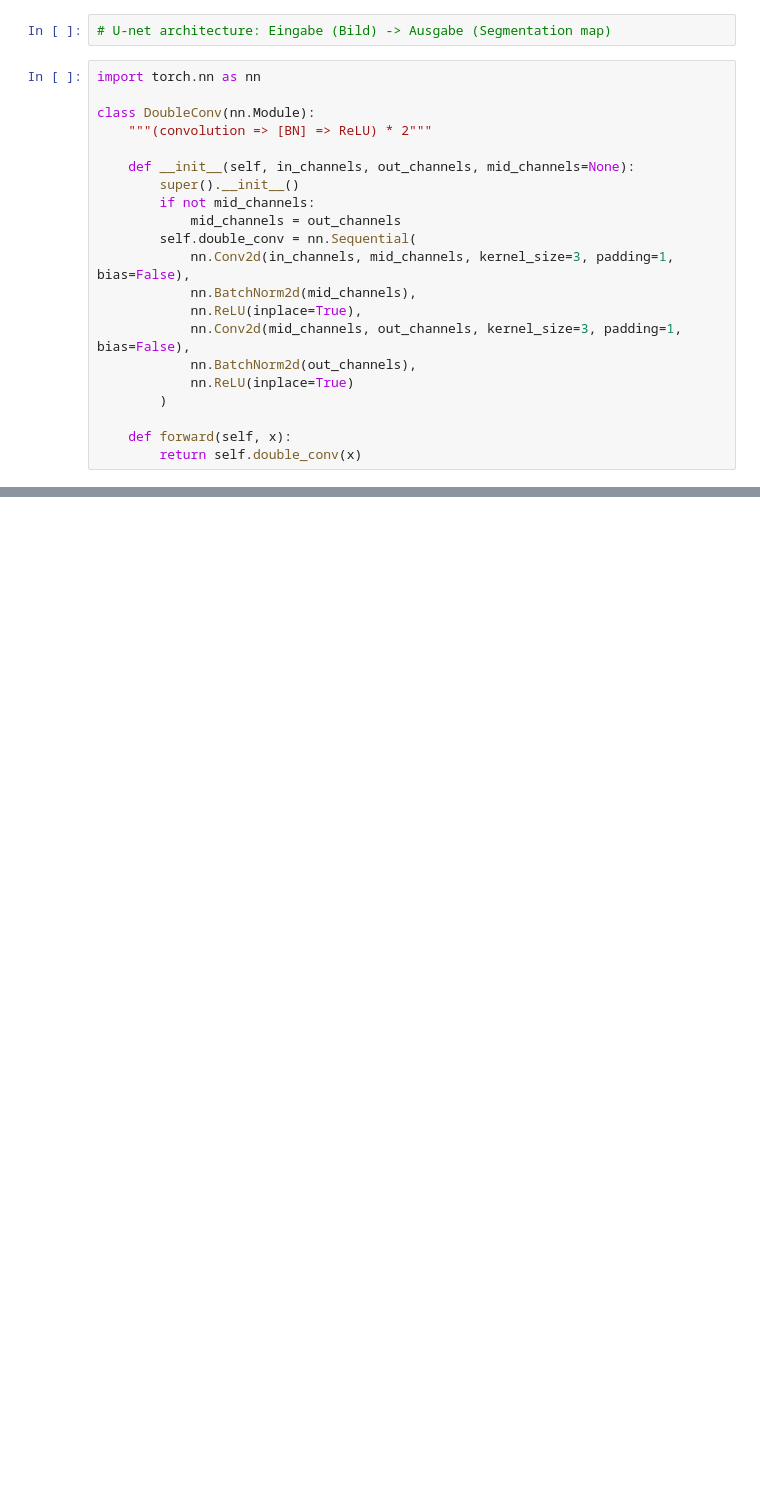
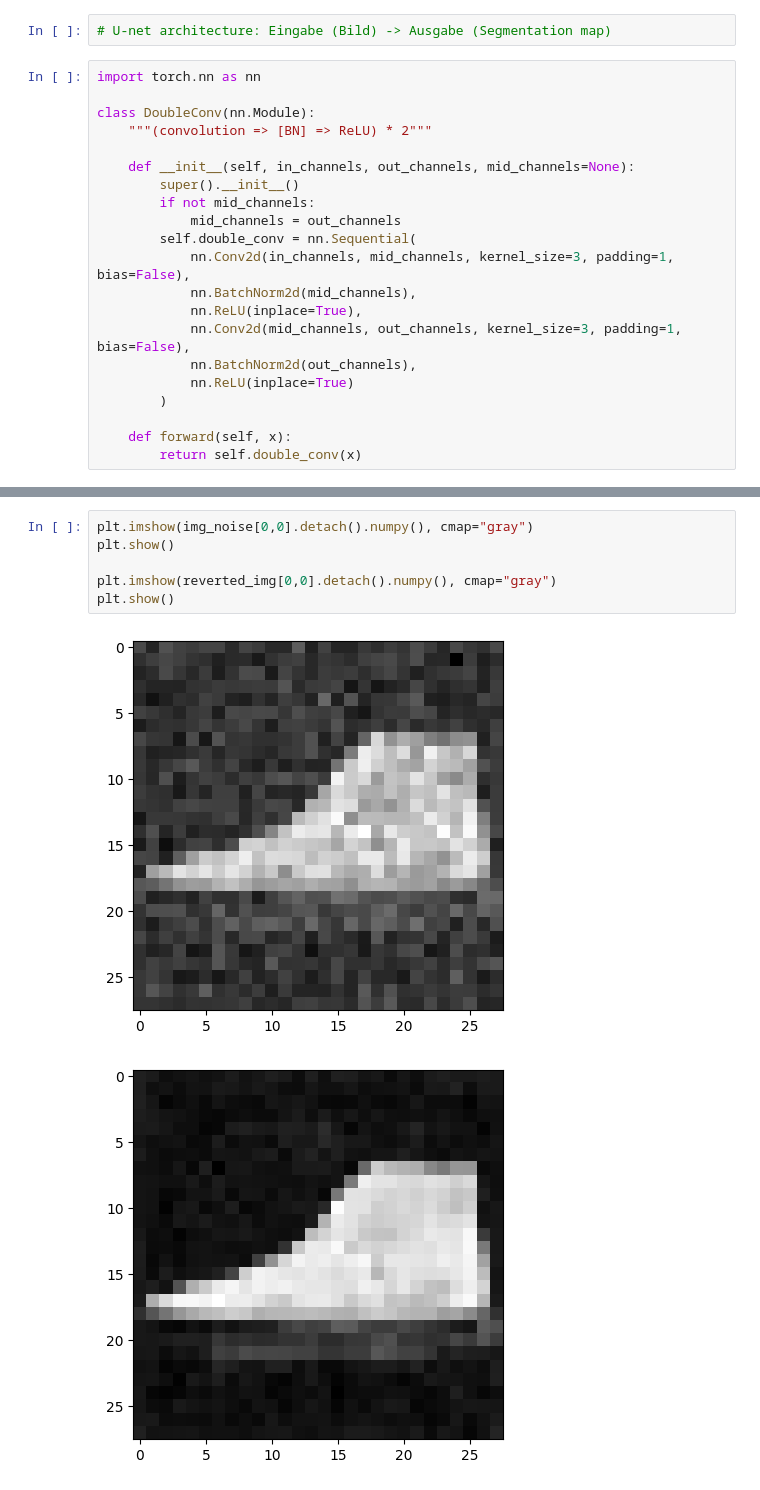
Before and after one commit to FirstThread/DDPM-and-LDM, a Jupyter notebook: FashionMNIST_Dataset-Diffusion_Model.ipynb, the cells around one changed output, grey strips where cells are left out. Saved outputs shown, nothing was run; the diff lists cells and outputs as text; blank space fills up the shorter version.

```diff
--- a/FashionMNIST_Dataset-Diffusion_Model.ipynb
+++ b/FashionMNIST_Dataset-Diffusion_Model.ipynb
@@ -473,0 +509,9 @@ print(alt_feature_map_with_encoding.shape)
+# %%
+plt.imshow(img_noise[0,0].detach().numpy(), cmap="gray")
+plt.show()
+
+plt.imshow(reverted_img[0,0].detach().numpy(), cmap="gray")
+plt.show()
+# %% [output]
+[figure, added]
+[figure, added]
```
Also changed, not shown: parts of 38 cells of this notebook.
